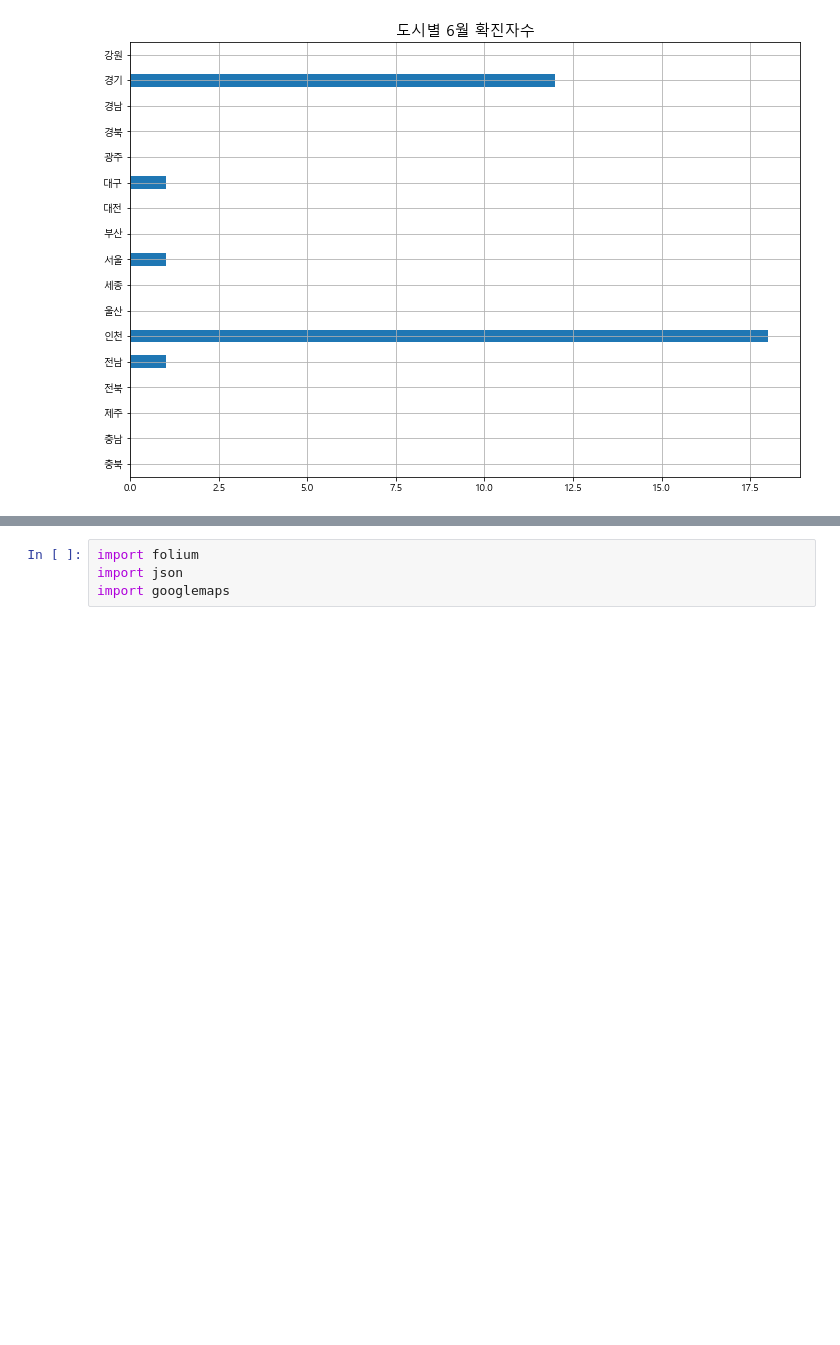
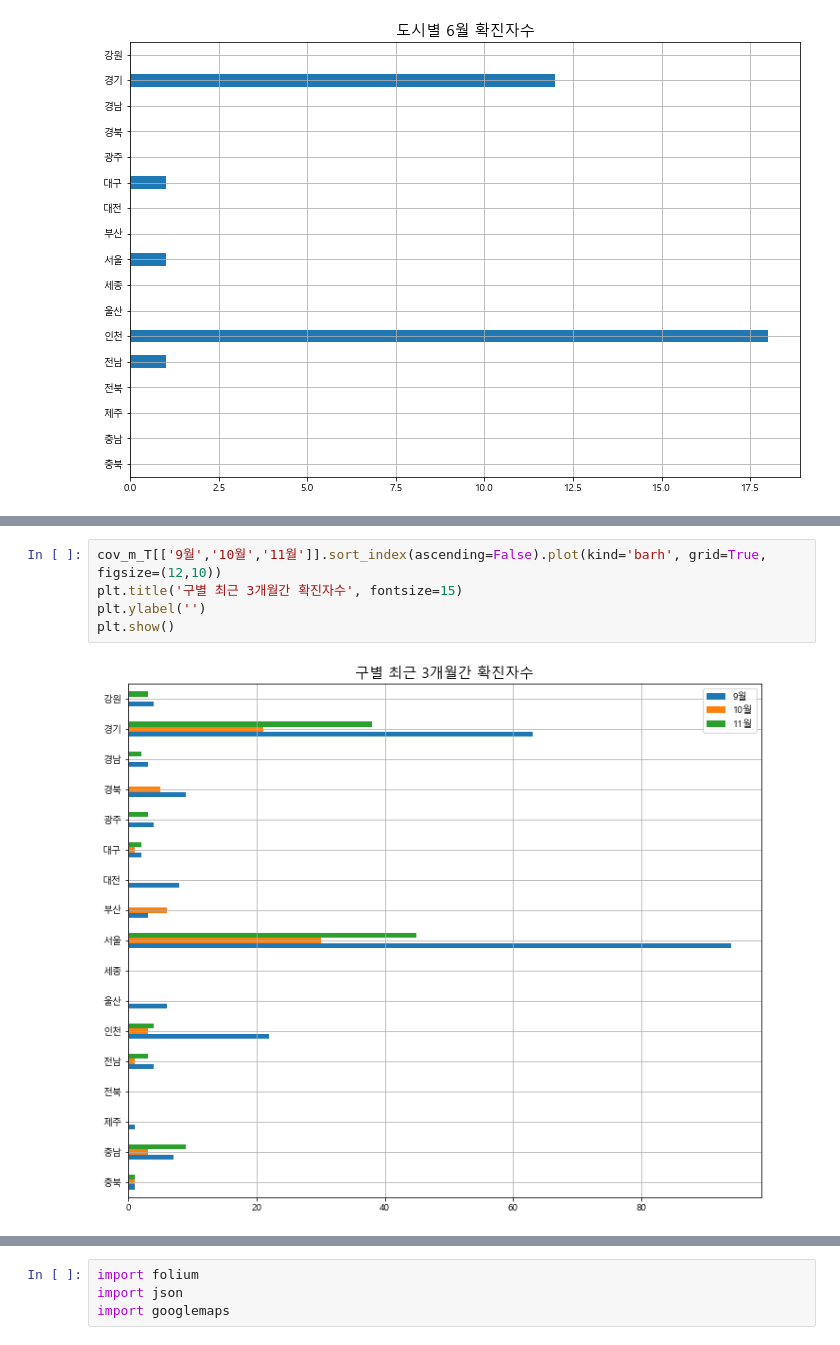
Before and after one commit to leele91/Data-Analysis-2020, a Jupyter notebook: 07.seoul/07.코로나.ipynb, the cells around one changed output, grey strips where cells are left out. Cells and saved outputs as stored; diff of their text form; blank space fills up the shorter version.

```diff
--- a/07.seoul/07.코로나.ipynb
+++ b/07.seoul/07.코로나.ipynb
@@ -703,0 +818,7 @@ plt.show()
+# %%
+cov_m_T[['9월','10월','11월']].sort_index(ascending=False).plot(kind='barh', grid=True, figsize=(12,10))
+plt.title('구별 최근 3개월간 확진자수', fontsize=15)
+plt.ylabel('')
+plt.show()
+# %% [output]
+[figure, added]
```
Also changed, not shown: parts of 27 cells of this notebook.
